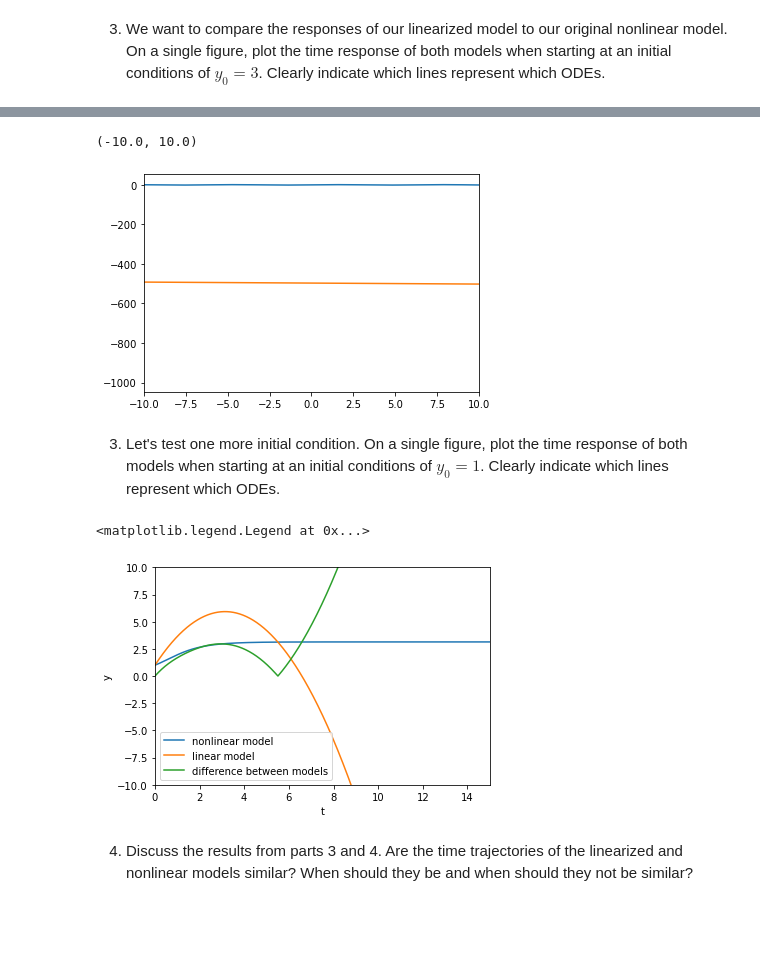
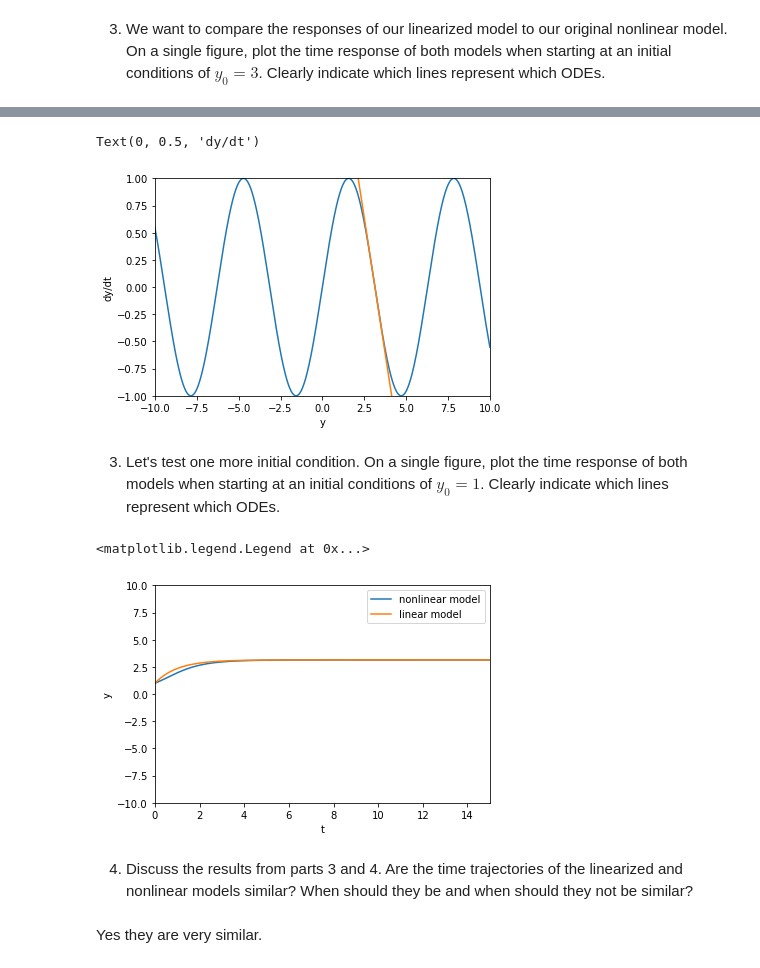
Before and after one commit to mdsnbutler/ChE_2410-Public-Repo, a Jupyter notebook: Homework/Homework 7 Flow on a Line.ipynb, the cells around one changed output, grey strips where cells are left out. Saved outputs shown, nothing was run; the diff lists cells and outputs as text; code cells hidden in the pictures; blank space fills up the shorter version.

```diff
--- a/Homework/Homework 7 Flow on a Line.ipynb
+++ b/Homework/Homework 7 Flow on a Line.ipynb
@@ -162,11 +152,13 @@ plt.show()
-# %%
-plt.clf()
-plt.plot(ysteps, func(ysteps, timesteps), label = 'nonlinear model')
-plt.plot(ysteps, linfunc(ysteps, timesteps), label = 'linear model')
-plt.xlim(-10, 10)
-# %% [output]
-(-10.0, 10.0)
-[figure, removed]
+# %%
+plt.plot(ysteps, func(ysteps, timesteps))
+plt.plot(ysteps, linfunc(ysteps, timesteps))
+plt.xlim(-10, 10)
+plt.ylim(-1, 1)
+plt.xlabel('y')
+plt.ylabel('dy/dt')
+# %% [output]
+Text(0, 0.5, 'dy/dt')
+[figure, added]
 # %% [markdown]
 3. Let's test one more initial condition. On a single figure, plot the time response of both models when starting at an initial conditions of $y_0 = 1$. Clearly indicate which lines represent which ODEs.
 # %%
@@ -176,7 +168,6 @@ modeldif = abs(y-ylin)
 
 plt.plot(timesteps, y, label = 'nonlinear model')
 plt.plot(timesteps, ylin, label = 'linear model')
-plt.plot(timesteps, modeldif, label = 'difference between models')
 plt.xlabel('t')
 plt.ylabel('y')
 plt.xlim(0, 15)
@@ -184,6 +175,8 @@ plt.ylim(-10, 10)
 plt.legend()
 # %% [output]
 <matplotlib.legend.Legend at 0x...>
-[figure, old version]
+[figure, new version]
 # %% [markdown]
 4. Discuss the results from parts 3 and 4. Are the time trajectories of the linearized and nonlinear models similar? When should they be and when should they not be similar?
+# %% [markdown]
+Yes they are very similar.
```
Also changed, not shown: parts of 3 cells of this notebook.
